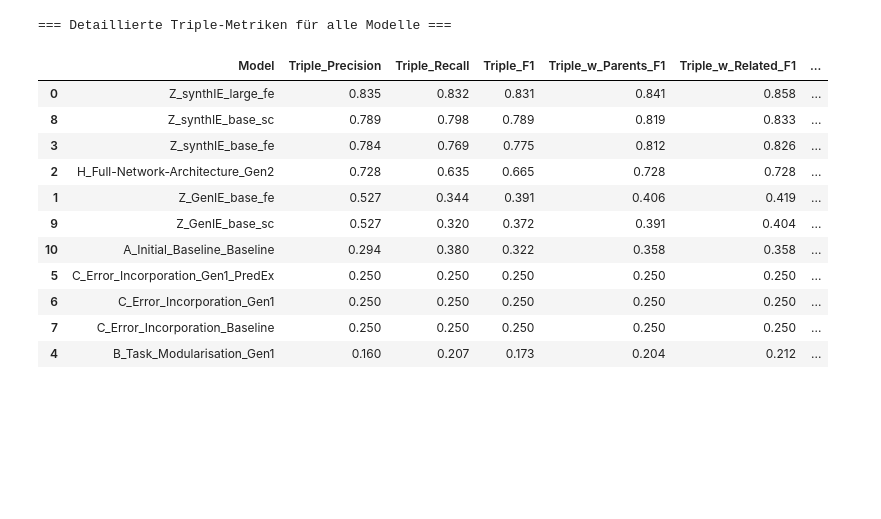
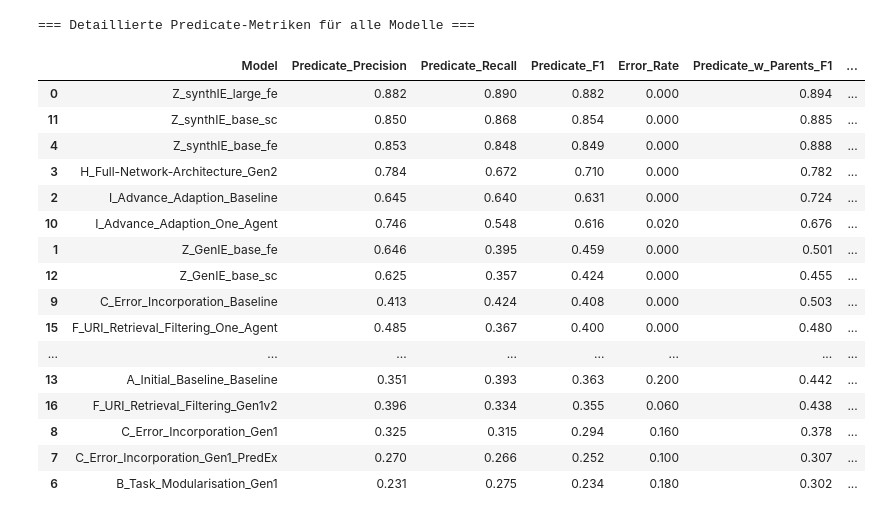
Before and after one commit to maxlautenbach/CIExMAS, a Jupyter notebook: results/00_report_results.ipynb, the cells around one changed output. Saved outputs shown, nothing was run; the diff lists cells and outputs as text; code cells hidden in the pictures; blank space fills up the shorter version.

```diff
--- a/results/00_report_results.ipynb
+++ b/results/00_report_results.ipynb
@@ -60,19 +48,19 @@ def get_model_display_name(file_path):
         "05_Gen1v2": "Generation 1 v2",
         "06_Gen2": "Generation 2",
         "07_One_Agent": "One Agent",
-        "08_Network": "Network Approach",
+        "H_Full-Network-Architecture_Gen2": "CIExMAS",
 
         # Für den Fall, dass es andere Formate gibt
-        "genie_base_fe": "GenIE Base (FE)",
-        "genie_base_sc": "GenIE Base (SC)",
-        "synthie_base_fe": "SynthIE Base (FE)",
-        "synthie_base_sc": "SynthIE Base (SC)",
-        "synthie_large_fe": "SynthIE Large (FE)"
+        "Z_GenIE_base_fe": "GenIE_{T5-base}",
+        "Z_GenIE_base_sc": "GenIE_{T5-base-SC}",
+        "Z_synthIE_base_fe": "SynthIE_{T5-base}",
+        "Z_synthIE_base_sc": "SynthIE_{T5-base-SC}",
+        "Z_synthIE_large_fe": "SynthIE_{T5-large}"
     }
 
     # Verwende Mapping falls vorhanden, sonst den ursprünglichen model_id
     display_name = model_mapping.get(model_id, model_id)
-    return display_name
+    return model_id
 
 # Lade alle Excel-Dateien aus dem result_evaluation_logs Ordner
 def load_evaluation_files():
@@ -192,8 +187,12 @@ print("Grafik als 'triple_f1_comparison.png' gespeichert!")
 Grafik als 'triple_f1_comparison.png' gespeichert!
 <Figure size 800x550 with 0 Axes>
 # %%
-# Erstelle eine detaillierte Tabelle mit allen Triple-Metriken
-print("=== Detaillierte Triple-Metriken für alle Modelle ===\n")
+# Einfacher Switch für Evaluationsmetrik
+# Optionen: "Triple", "Subject", "Predicate", "Object", "Entity"
+selected_metric = "Predicate"
+
+# Erstelle eine detaillierte Tabelle mit allen Metriken für die gewählte Kategorie
+print(f"=== Detaillierte {selected_metric}-Metriken für alle Modelle ===\n")
 
 # Error patterns from the UI files
 error_patterns = [
@@ -219,52 +218,65 @@ for file_path in evaluation_files:
     try:
         # Lade Excel-Datei um Errors zu zählen
         df = pd.read_excel(file_path)
 
         # Zähle Errors
         error_count = df['Result String'].str.contains(error_regex, case=False, regex=True, na=False).sum()
         total_count = len(df)
         error_percentage = (error_count / total_count) if total_count > 0 else 0
 
         # Generiere Report mit Macro-Averaging
         report = generate_report(str(file_path), average_type="macro")
 
-        # Extrahiere alle Triple-relevanten Metriken
+        # Extrahiere alle relevanten Metriken für die gewählte Kategorie
         model_name = get_model_display_name(str(file_path))
 
-        detailed_results.append({
+        result_entry = {
             "Model": model_name,
-            "Triple_Precision": report.loc["Triple", "Precision"],
-            "Triple_Recall": report.loc["Triple", "Recall"],
-            "Triple_F1": report.loc["Triple", "F1-Score"],
-            "Triple_w_Parents_F1": report.loc["Triple with Parents", "F1-Score"],
-            "Triple_w_Related_F1": report.loc["Triple with Related", "F1-Score"],
+            f"{selected_metric}_Precision": report.loc[selected_metric, "Precision"],
+            f"{selected_metric}_Recall": report.loc[selected_metric, "Recall"],
+            f"{selected_metric}_F1": report.loc[selected_metric, "F1-Score"],
             "Error_Rate": error_percentage
-        })
+        }
+
+        # Für Triple und Predicate: w_Parents hinzufügen
+        if selected_metric == "Triple" or selected_metric == "Predicate":
+            try:
+                result_entry[f"{selected_metric}_w_Parents_F1"] = report.loc[f"{selected_metric} with Parents", "F1-Score"]
+                result_entry[f"{selected_metric}_w_Related_F1"] = report.loc[f"{selected_metric} with Related", "F1-Score"]
+            except KeyError:
+                pass
+
+        detailed_results.append(result_entry)
 
     except Exception as e:
         print(f"Fehler bei {file_path.name}: {e}")
 
 # Erstelle detaillierte Tabelle
 detailed_df = pd.DataFrame(detailed_results)
-detailed_df = detailed_df.sort_values("Triple_F1", ascending=False)
+detailed_df = detailed_df.sort_values(f"{selected_metric}_F1", ascending=False)
 
 # Formatiere für bessere Anzeige
 pd.set_option('display.float_format', '{:.3f}'.format)
 pd.set_option('display.max_columns', None)
 pd.set_option('display.width', None)
 
 detailed_df
 # %% [output]
-=== Detaillierte Triple-Metriken für alle Modelle ===
+=== Detaillierte Predicate-Metriken für alle Modelle ===
-|  | Model | Triple_Precision | Triple_Recall | Triple_F1 | Triple_w_Parents_F1 | Triple_w_Related_F1 | ... |
-| 0 | Z_synthIE_large_fe | 0.835 | 0.832 | 0.831 | 0.841 | 0.858 | ... |
-| 8 | Z_synthIE_base_sc | 0.789 | 0.798 | 0.789 | 0.819 | 0.833 | ... |
-| 3 | Z_synthIE_base_fe | 0.784 | 0.769 | 0.775 | 0.812 | 0.826 | ... |
-| 2 | H_Full-Network-Architecture_Gen2 | 0.728 | 0.635 | 0.665 | 0.728 | 0.728 | ... |
-| 1 | Z_GenIE_base_fe | 0.527 | 0.344 | 0.391 | 0.406 | 0.419 | ... |
-| 9 | Z_GenIE_base_sc | 0.527 | 0.320 | 0.372 | 0.391 | 0.404 | ... |
-| 10 | A_Initial_Baseline_Baseline | 0.294 | 0.380 | 0.322 | 0.358 | 0.358 | ... |
-| 5 | C_Error_Incorporation_Gen1_PredEx | 0.250 | 0.250 | 0.250 | 0.250 | 0.250 | ... |
-| 6 | C_Error_Incorporation_Gen1 | 0.250 | 0.250 | 0.250 | 0.250 | 0.250 | ... |
-| 7 | C_Error_Incorporation_Baseline | 0.250 | 0.250 | 0.250 | 0.250 | 0.250 | ... |
-| 4 | B_Task_Modularisation_Gen1 | 0.160 | 0.207 | 0.173 | 0.204 | 0.212 | ... |
+|  | Model | Predicate_Precision | Predicate_Recall | Predicate_F1 | Error_Rate | Predicate_w_Parents_F1 | ... |
+| 0 | Z_synthIE_large_fe | 0.882 | 0.890 | 0.882 | 0.000 | 0.894 | ... |
+| 11 | Z_synthIE_base_sc | 0.850 | 0.868 | 0.854 | 0.000 | 0.885 | ... |
+| 4 | Z_synthIE_base_fe | 0.853 | 0.848 | 0.849 | 0.000 | 0.888 | ... |
+| 3 | H_Full-Network-Architecture_Gen2 | 0.784 | 0.672 | 0.710 | 0.000 | 0.782 | ... |
+| 2 | I_Advance_Adaption_Baseline | 0.645 | 0.640 | 0.631 | 0.000 | 0.724 | ... |
+| 10 | I_Advance_Adaption_One_Agent | 0.746 | 0.548 | 0.616 | 0.020 | 0.676 | ... |
+| 1 | Z_GenIE_base_fe | 0.646 | 0.395 | 0.459 | 0.000 | 0.501 | ... |
+| 12 | Z_GenIE_base_sc | 0.625 | 0.357 | 0.424 | 0.000 | 0.455 | ... |
+| 9 | C_Error_Incorporation_Baseline | 0.413 | 0.424 | 0.408 | 0.000 | 0.503 | ... |
+| 15 | F_URI_Retrieval_Filtering_One_Agent | 0.485 | 0.367 | 0.400 | 0.000 | 0.480 | ... |
+| ... | ... | ... | ... | ... | ... | ... | ... |
+| 13 | A_Initial_Baseline_Baseline | 0.351 | 0.393 | 0.363 | 0.200 | 0.442 | ... |
+| 16 | F_URI_Retrieval_Filtering_Gen1v2 | 0.396 | 0.334 | 0.355 | 0.060 | 0.438 | ... |
+| 8 | C_Error_Incorporation_Gen1 | 0.325 | 0.315 | 0.294 | 0.160 | 0.378 | ... |
+| 7 | C_Error_Incorporation_Gen1_PredEx | 0.270 | 0.266 | 0.252 | 0.100 | 0.307 | ... |
+| 6 | B_Task_Modularisation_Gen1 | 0.231 | 0.275 | 0.234 | 0.180 | 0.302 | ... |
```
Also changed, not shown: parts of 5 cells of this notebook, 34 other files.
